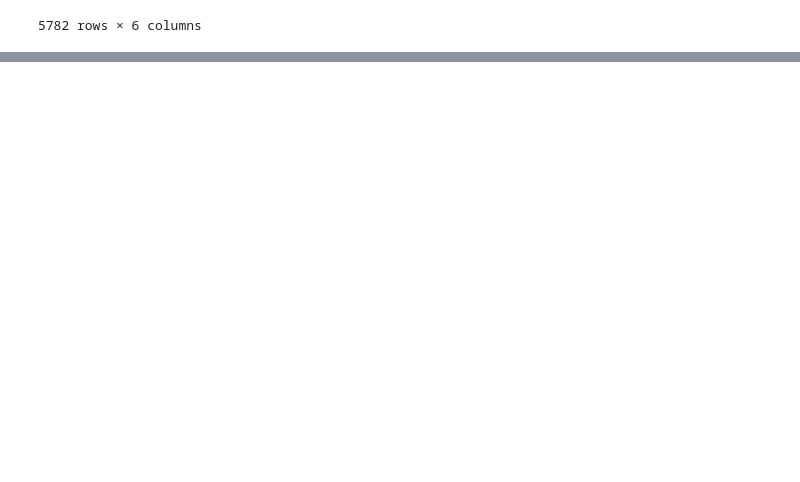
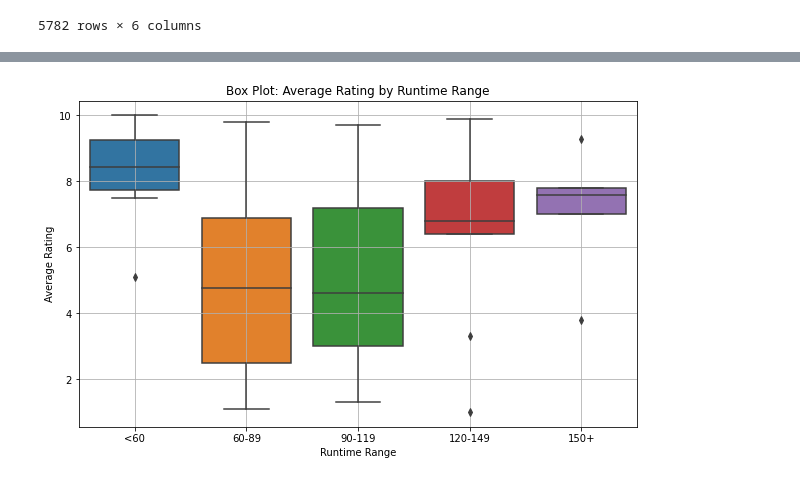
Before and after one commit to ZeejahWaseem/Capstone_Project, a Jupyter notebook: Notebooks/Laila_Folder/Laila.ipynb, the cells around one changed output, grey strips where cells are left out. Saved outputs shown, nothing was run; the diff lists cells and outputs as text; code cells hidden in the pictures; blank space fills up the shorter version.

```diff
--- a/Notebooks/Laila_Folder/Laila.ipynb
+++ b/Notebooks/Laila_Folder/Laila.ipynb
@@ -118,0 +231,7 @@ df_bom
+# %%
+bins = [0, 60, 90, 120, 150, float('inf')]  # Custom bins for runtime ranges
+labels = ['<60', '60-89', '90-119', '120-149', '150+']
+joined_tables_df['runtime_bin'] = pd.cut(joined_tables_df['runtime_minutes'], bins=bins, labels=labels)
+average_rating_by_runtime_bin = joined_tables_df.groupby('runtime_bin')['averagerating'].mean()
+
+print(average_rating_by_runtime_bin)
@@ -118,0 +246,12 @@ df_bom
+# %%
+import seaborn as sns
+
+plt.figure(figsize=(10, 6))
+sns.boxplot(x='runtime_bin', y='averagerating', data=joined_tables_df, order=labels)
+plt.title('Box Plot: Average Rating by Runtime Range')
+plt.xlabel('Runtime Range')
+plt.ylabel('Average Rating')
+plt.grid(True)
+plt.show()
+# %% [output]
+[figure, added]
```
Also changed, not shown: parts of 12 cells of this notebook, 2 other files.
